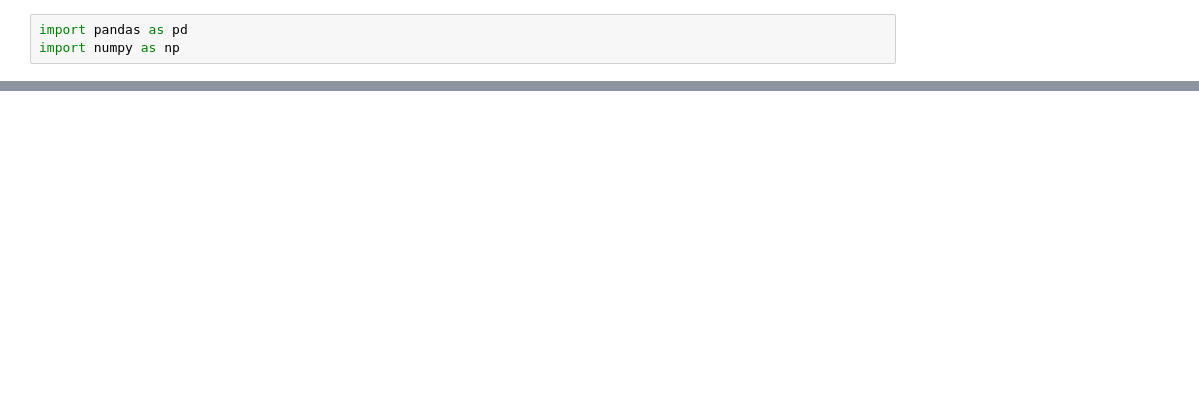
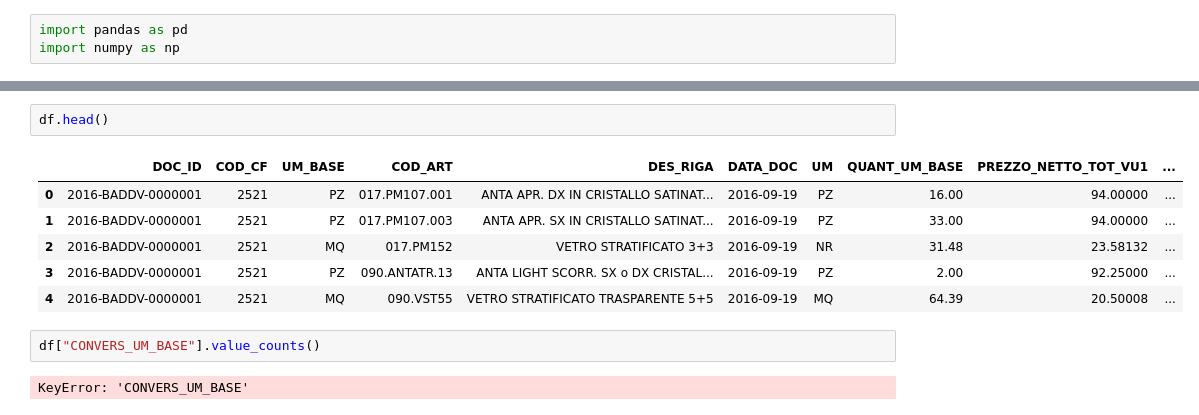
Before and after one commit to Ishikawa7/DEMO-Sales-Data-Analysis-and-Price-List-Management-System, a Jupyter notebook: preprocessing_DDT.ipynb, the cells around one changed output, grey strips where cells are left out. Saved outputs shown, nothing was run; the diff lists cells and outputs as text; blank space fills up the shorter version.

```diff
--- a/preprocessing_DDT.ipynb
+++ b/preprocessing_DDT.ipynb
@@ -44,0 +66,13 @@ df.drop(columns=['DOC_RIGA_ID','COD_ART_VAR',"NUM_UM",'SCONTO_1', 'SCONTO_2',
+# %%
+df.head()
+# %% [output]
+|  | DOC_ID | COD_CF | UM_BASE | COD_ART | DES_RIGA | DATA_DOC | UM | QUANT_UM_BASE | PREZZO_NETTO_TOT_VU1 | ... |
+| 0 | 2016-BADDV-0000001 | 2521 | PZ | 017.PM107.001 | ANTA APR. DX IN CRISTALLO SATINAT... | 2016-09-19 | PZ | 16.00 | 94.00000 | ... |
+| 1 | 2016-BADDV-0000001 | 2521 | PZ | 017.PM107.003 | ANTA APR. SX IN CRISTALLO SATINAT... | 2016-09-19 | PZ | 33.00 | 94.00000 | ... |
+| 2 | 2016-BADDV-0000001 | 2521 | MQ | 017.PM152 | VETRO STRATIFICATO 3+3 | 2016-09-19 | NR | 31.48 | 23.58132 | ... |
+| 3 | 2016-BADDV-0000001 | 2521 | PZ | 090.ANTATR.13 | ANTA LIGHT SCORR. SX o DX CRISTAL... | 2016-09-19 | PZ | 2.00 | 92.25000 | ... |
+| 4 | 2016-BADDV-0000001 | 2521 | MQ | 090.VST55 | VETRO STRATIFICATO TRASPARENTE 5+5 | 2016-09-19 | MQ | 64.39 | 20.50008 | ... |
+# %%
+df["CONVERS_UM_BASE"].value_counts()
+# %% [output]
+KeyError: 'CONVERS_UM_BASE'
```
Also changed, not shown: parts of 6 cells of this notebook, 2 other files.
